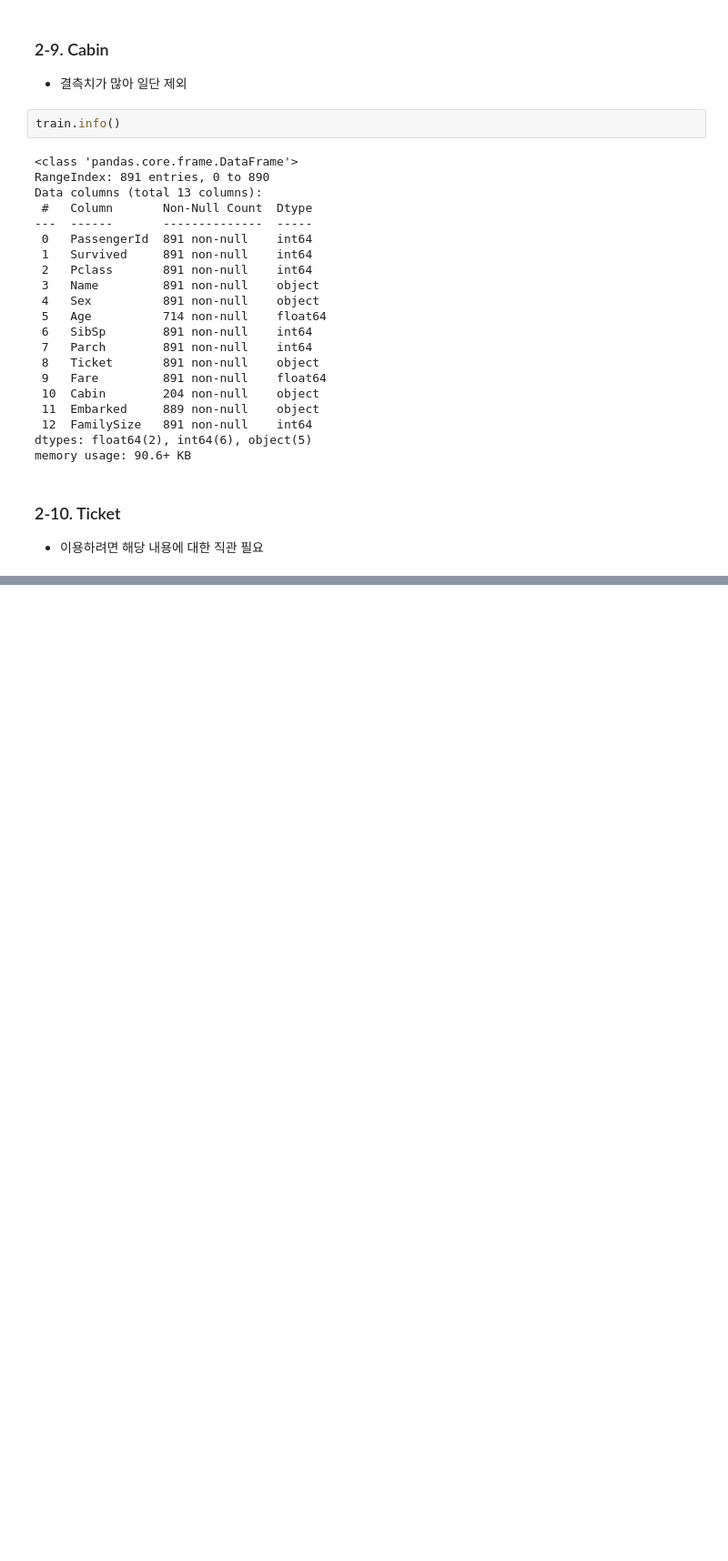
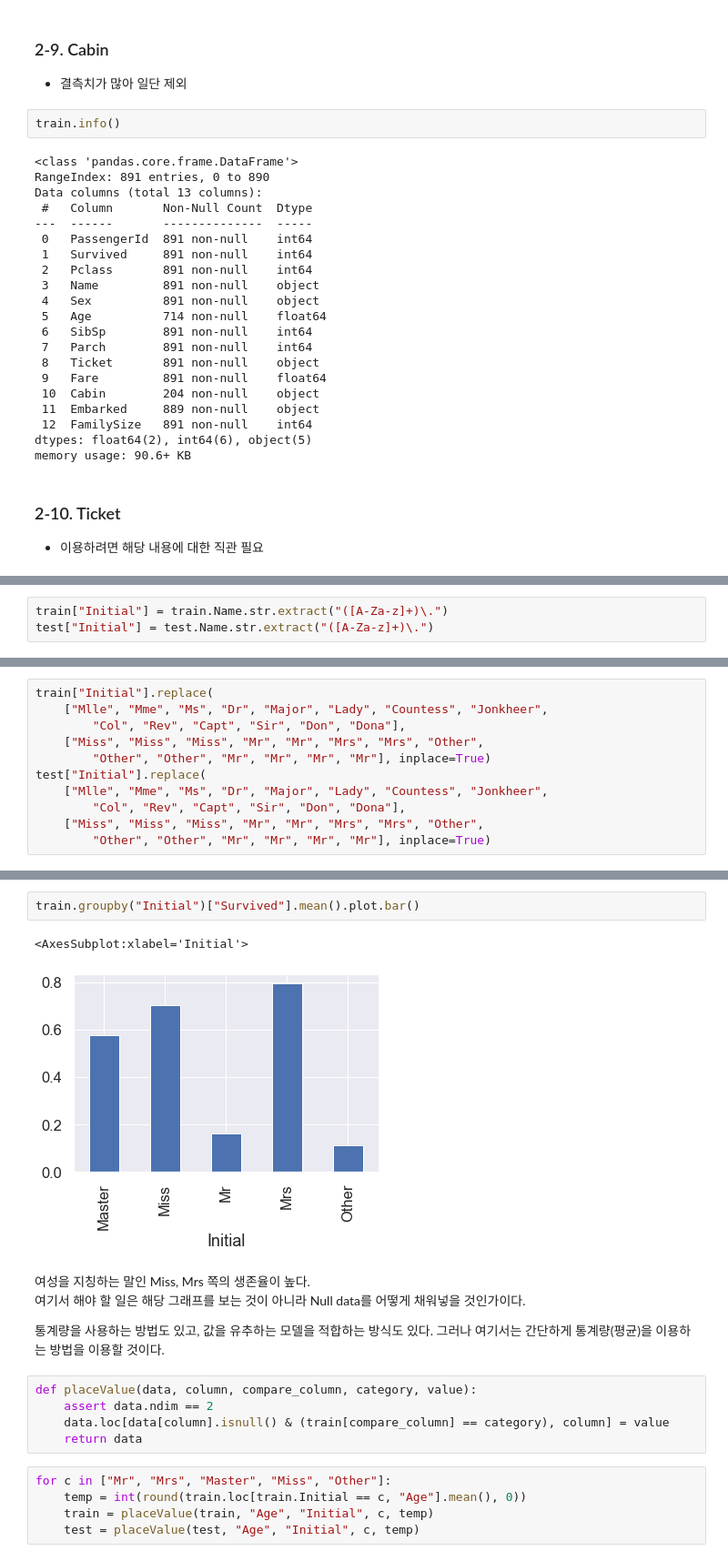
Before and after one commit to Myul23/Kaggle-Curriculum, a Jupyter notebook: Tabular data - Binary classification/Titanic - Machine Learning from Disaster/2. Exploratory data analysis, visualization, machine learning.ipynb, the cells around one changed output, grey strips where cells are left out. Shown: that part at 91% size. Cells and saved outputs as stored; diff of their text form; blank space fills up the shorter version.

```diff
--- a/Tabular data - Binary classification/Titanic - Machine Learning from Disaster/2. Exploratory data analysis, visualization, machine learning.ipynb
+++ b/Tabular data - Binary classification/Titanic - Machine Learning from Disaster/2. Exploratory data analysis, visualization, machine learning.ipynb
@@ -539,0 +560,3 @@ memory usage: 90.6+ KB
+# %%
+train["Initial"] = train.Name.str.extract("([A-Za-z]+)\.")
+test["Initial"] = test.Name.str.extract("([A-Za-z]+)\.")
@@ -539,0 +570,11 @@ memory usage: 90.6+ KB
+# %%
+train["Initial"].replace(
+    ["Mlle", "Mme", "Ms", "Dr", "Major", "Lady", "Countess", "Jonkheer",
+        "Col", "Rev", "Capt", "Sir", "Don", "Dona"],
+    ["Miss", "Miss", "Miss", "Mr", "Mr", "Mrs", "Mrs", "Other",
+        "Other", "Other", "Mr", "Mr", "Mr", "Mr"], inplace=True)
+test["Initial"].replace(
+    ["Mlle", "Mme", "Ms", "Dr", "Major", "Lady", "Countess", "Jonkheer",
+        "Col", "Rev", "Capt", "Sir", "Don", "Dona"],
+    ["Miss", "Miss", "Miss", "Mr", "Mr", "Mrs", "Mrs", "Other",
+        "Other", "Other", "Mr", "Mr", "Mr", "Mr"], inplace=True)
@@ -539,0 +591,20 @@ memory usage: 90.6+ KB
+# %%
+train.groupby("Initial")["Survived"].mean().plot.bar()
+# %% [output]
+<AxesSubplot:xlabel='Initial'>
+[figure, added]
+# %% [markdown]
+여성을 지칭하는 말인 Miss, Mrs 쪽의 생존율이 높다.<br />
+여기서 해야 할 일은 해당 그래프를 보는 것이 아니라 Null data를 어떻게 채워넣을 것인가이다.
+
+통계량을 사용하는 방법도 있고, 값을 유추하는 모델을 적합하는 방식도 있다. 그러나 여기서는 간단하게 통계량(평균)을 이용하는 방법을 이용할 것이다.
+# %%
+def placeValue(data, column, compare_column, category, value):
+    assert data.ndim == 2
+    data.loc[data[column].isnull() & (train[compare_column] == category), column] = value
+    return data
+# %%
+for c in ["Mr", "Mrs", "Master", "Miss", "Other"]:
+    temp = int(round(train.loc[train.Initial == c, "Age"].mean(), 0))
+    train = placeValue(train, "Age", "Initial", c, temp)
+    test = placeValue(test, "Age", "Initial", c, temp)
```
Also changed, not shown: parts of 62 cells of this notebook.
